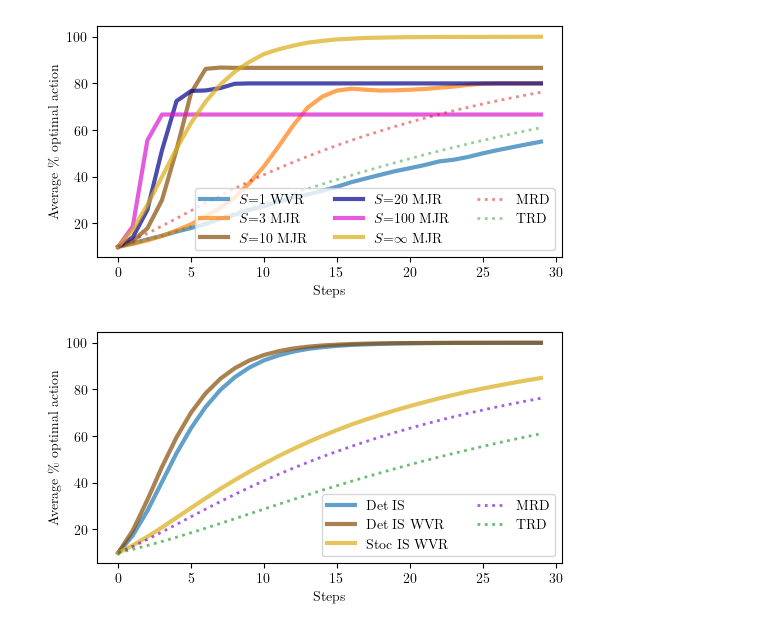
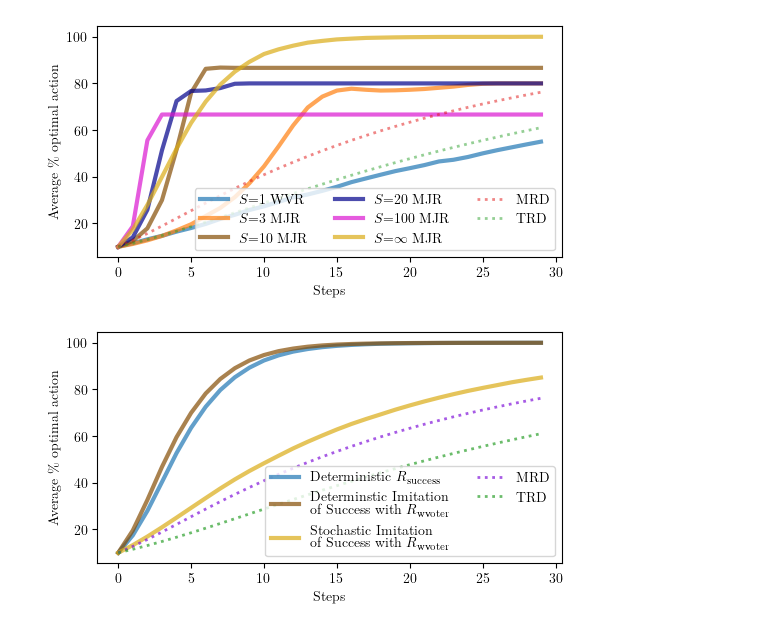
Before and after one commit to MISTLab/HiveMindRL, a Jupyter notebook: src/plots.ipynb, the cells around one changed output. Saved outputs shown, nothing was run; the diff lists cells and outputs as text; code cells hidden in the pictures.

```diff
--- a/src/plots.ipynb
+++ b/src/plots.ipynb
@@ -602,7 +602,7 @@ _, optimal_action_is_det = run_parallel_simulation_is(
 ax.plot(
     range(steps),
     optimal_action_is_det.mean(axis=0) * 100,
-    label="Det IS",
+    label="Deterministic " + r"$R_{\text{success}}$",
     linewidth=3,
     color=colors[0],
     alpha=0.7,
@@ -611,7 +611,10 @@ ax.plot(
 ax.plot(
     range(steps),
     optimal_action_wvr_is_det.mean(axis=0) * 100,
-    label="Det IS WVR",
+    label="Determinstic "
+    + "Imitation\n of Success"
+    + " with "
+    + r"$R_{\text{wvoter}}$",
     color=colors[2],
     linewidth=3,
     alpha=0.7,
@@ -620,38 +623,38 @@ ax.plot(
 ax.plot(
     range(steps),
     optimal_action_wvr_is_stoc.mean(axis=0) * 100,
-    label="Stoc IS WVR",
+    label="Stochastic " + "Imitation\n of Success" + " with " + r"$R_{\text{wvoter}}$",
     color=colors[5],
     linewidth=3,
     alpha=0.7,
 )
 
 
 ax.plot(
     range(steps),
     optimal_action_mrd * 100,
     label="MRD",
     linestyle="dotted",
     color=colors[6],
     linewidth=2,
     alpha=0.7,
 )
 
 ax.plot(
     range(steps),
     optimal_action_trd * 100,
     label="TRD",
     linestyle="dotted",
     color=colors[7],
     linewidth=2,
     alpha=0.7,
 )
 
 ax.set_ylabel(r"Average $\%$ optimal action", fontsize=10)
 ax.set_xlabel("Steps", fontsize=10)
 ax.set_yticks([i for i in np.arange(20, 120, 20)])
 ax.set_yticklabels([f"{i}" for i in np.arange(20, 120, 20)], fontsize=10)
 ax.legend(loc="lower right", fontsize=10, ncols=2)
 plt.savefig(f"frankstein_bee.pdf", bbox_inches="tight", dpi=900)
 # %% [output]
-[figure, old version]
+[figure, new version]
```
Also changed, not shown: 5 other files.
